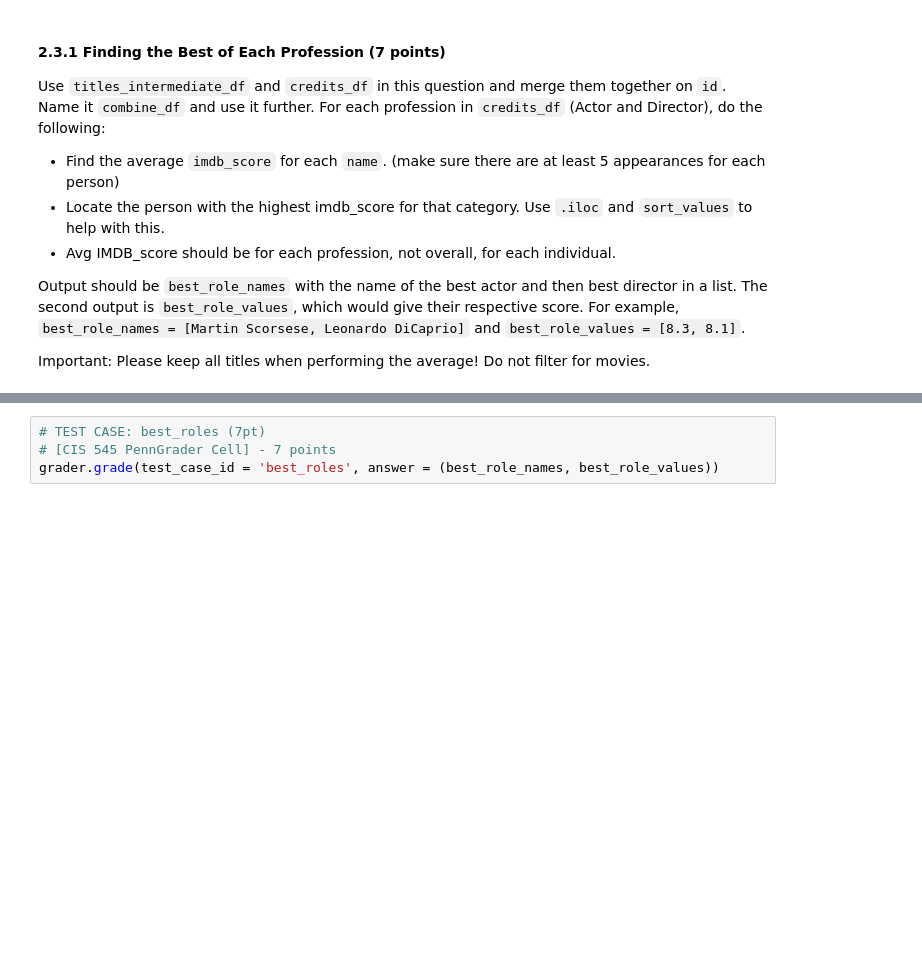
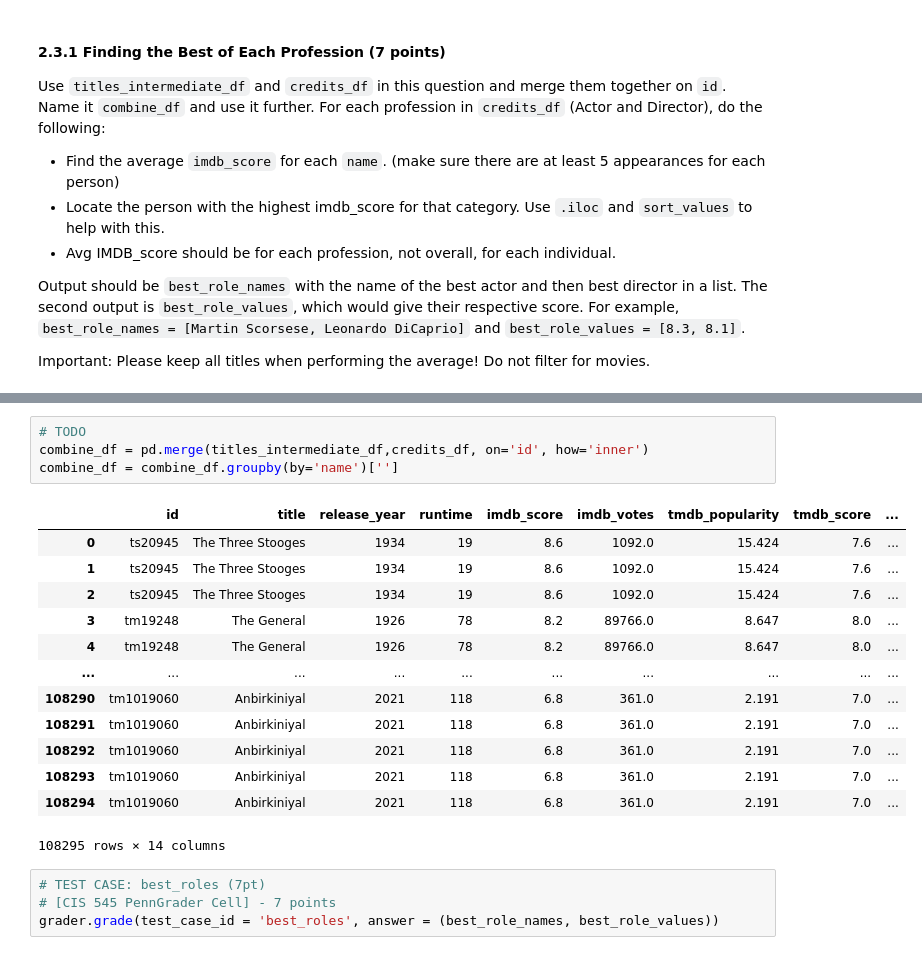
Before and after one commit to YanfuOu/CIS545, a Jupyter notebook: Yanfu_HW_1_FA2024.ipynb, the cells around one changed output, grey strips where cells are left out. Cells and saved outputs as stored; diff of their text form; blank space fills up the shorter version.

```diff
--- a/Yanfu_HW_1_FA2024.ipynb
+++ b/Yanfu_HW_1_FA2024.ipynb
@@ -790,3 +1028,21 @@ Important: Please keep all titles when performing the average! Do not filter for
+# %%
+# TODO
+combine_df = pd.merge(titles_intermediate_df,credits_df, on='id', how='inner')
+combine_df = combine_df.groupby(by='name')['']
+# %% [output]
+|  | id | title | release_year | runtime | imdb_score | imdb_votes | tmdb_popularity | tmdb_score | ... |
+| 0 | ts20945 | The Three Stooges | 1934 | 19 | 8.6 | 1092.0 | 15.424 | 7.6 | ... |
+| 1 | ts20945 | The Three Stooges | 1934 | 19 | 8.6 | 1092.0 | 15.424 | 7.6 | ... |
+| 2 | ts20945 | The Three Stooges | 1934 | 19 | 8.6 | 1092.0 | 15.424 | 7.6 | ... |
+| 3 | tm19248 | The General | 1926 | 78 | 8.2 | 89766.0 | 8.647 | 8.0 | ... |
+| 4 | tm19248 | The General | 1926 | 78 | 8.2 | 89766.0 | 8.647 | 8.0 | ... |
+| ... | ... | ... | ... | ... | ... | ... | ... | ... | ... |
+| 108290 | tm1019060 | Anbirkiniyal | 2021 | 118 | 6.8 | 361.0 | 2.191 | 7.0 | ... |
+| 108291 | tm1019060 | Anbirkiniyal | 2021 | 118 | 6.8 | 361.0 | 2.191 | 7.0 | ... |
+| 108292 | tm1019060 | Anbirkiniyal | 2021 | 118 | 6.8 | 361.0 | 2.191 | 7.0 | ... |
+| 108293 | tm1019060 | Anbirkiniyal | 2021 | 118 | 6.8 | 361.0 | 2.191 | 7.0 | ... |
+| 108294 | tm1019060 | Anbirkiniyal | 2021 | 118 | 6.8 | 361.0 | 2.191 | 7.0 | ... |
+108295 rows × 14 columns
 # %%
 # TEST CASE: best_roles (7pt)
 # [CIS 545 PennGrader Cell] - 7 points
```
Also changed, not shown: parts of 24 cells of this notebook.
